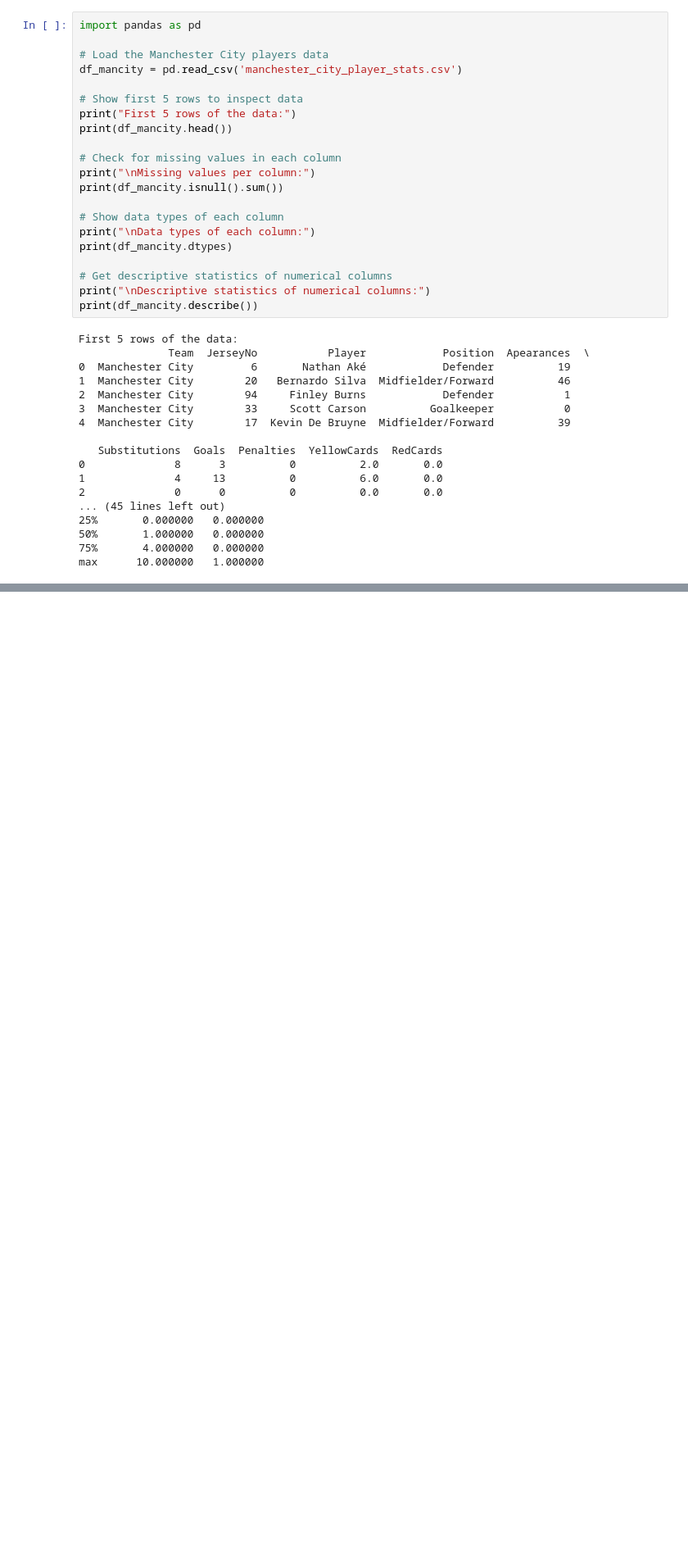
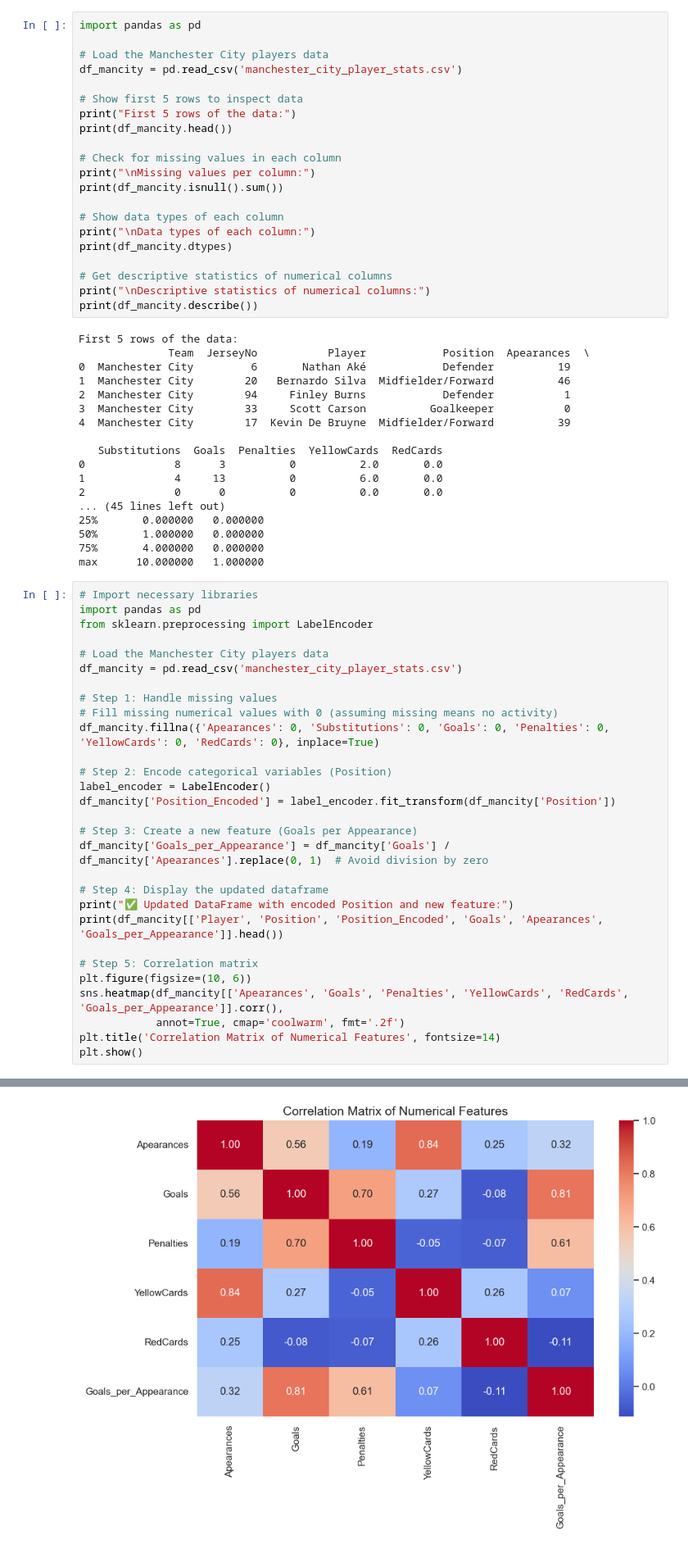
Before and after one commit to Shahbazi-Amir/Football_Player-_prediction, a Jupyter notebook: Football_players_predict.ipynb, the cells around one changed output, grey strips where cells are left out. Shown at 82% size. Saved outputs shown, nothing was run; the diff lists cells and outputs as text; blank space fills up the shorter version.

```diff
--- a/Football_players_predict.ipynb
+++ b/Football_players_predict.ipynb
@@ -130,3 +130,33 @@ First 5 rows of the data:
 50%       1.000000   0.000000
 75%       4.000000   0.000000
 max      10.000000   1.000000
+# %%
+# Import necessary libraries
+import pandas as pd
+from sklearn.preprocessing import LabelEncoder
+
+# Load the Manchester City players data
+df_mancity = pd.read_csv('manchester_city_player_stats.csv')
+
+# Step 1: Handle missing values
+# Fill missing numerical values with 0 (assuming missing means no activity)
+df_mancity.fillna({'Apearances': 0, 'Substitutions': 0, 'Goals': 0, 'Penalties': 0, 'YellowCards': 0, 'RedCards': 0}, inplace=True)
+
+# Step 2: Encode categorical variables (Position)
+label_encoder = LabelEncoder()
+df_mancity['Position_Encoded'] = label_encoder.fit_transform(df_mancity['Position'])
+
+# Step 3: Create a new feature (Goals per Appearance)
+df_mancity['Goals_per_Appearance'] = df_mancity['Goals'] / df_mancity['Apearances'].replace(0, 1)  # Avoid division by zero
+
+# Step 4: Display the updated dataframe
+print("✅ Updated DataFrame with encoded Position and new feature:")
+print(df_mancity[['Player', 'Position', 'Position_Encoded', 'Goals', 'Apearances', 'Goals_per_Appearance']].head())
+
+# Step 5: Correlation matrix
+plt.figure(figsize=(10, 6))
+sns.heatmap(df_mancity[['Apearances', 'Goals', 'Penalties', 'YellowCards', 'RedCards', 'Goals_per_Appearance']].corr(),
+            annot=True, cmap='coolwarm', fmt='.2f')
+plt.title('Correlation Matrix of Numerical Features', fontsize=14)
+plt.show()
+# %% [output]
@@ -132,0 +177 @@ max      10.000000   1.000000
+[figure, added]
```
Also changed, not shown: parts of 19 cells of this notebook, 3 other files.
